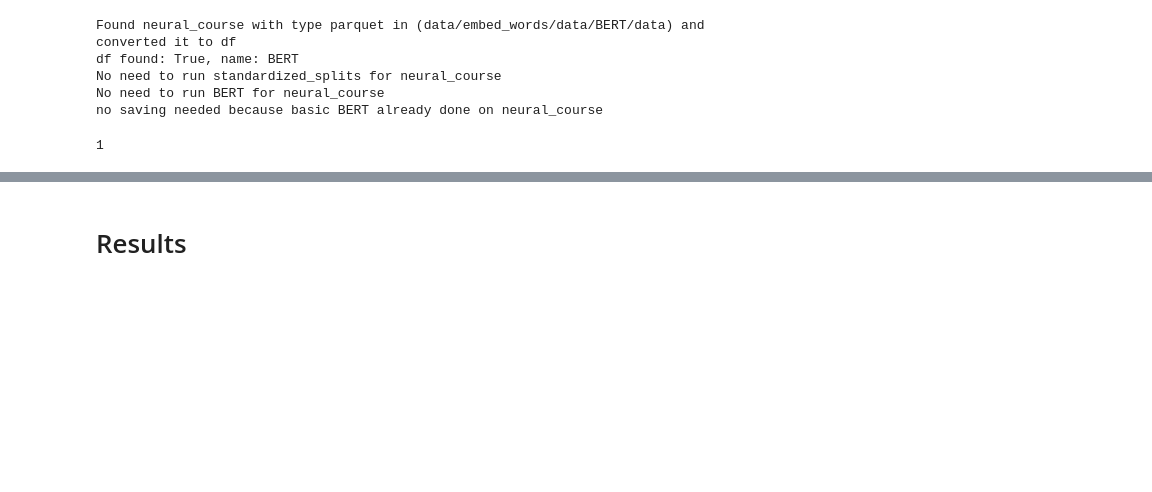
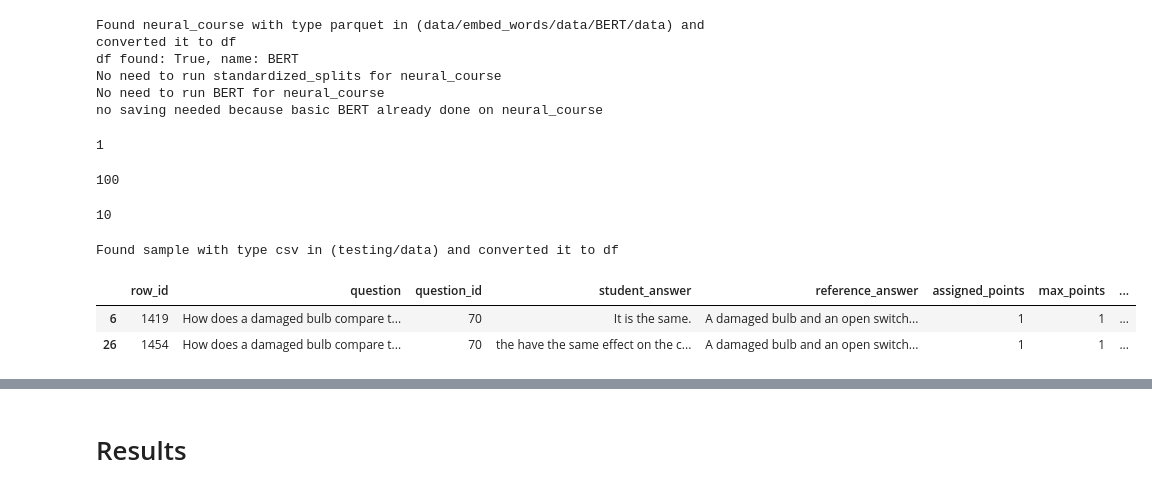
Before and after one commit to OlafVrijmoet/Thesis, a Jupyter notebook: for_testing.ipynb, the cells around one changed output, grey strips where cells are left out. Saved outputs shown, nothing was run; the diff lists cells and outputs as text; code cells hidden in the pictures; blank space fills up the shorter version.

```diff
--- a/for_testing.ipynb
+++ b/for_testing.ipynb
@@ -172,0 +179,4 @@ from scipy.spatial.distance import cosine
+# %%
+sample.shape[0]
+# %% [output]
+100
@@ -172,0 +191,4 @@ from scipy.spatial.distance import cosine
+# %%
+validation.iloc[0:].shape[0]
+# %% [output]
+10
@@ -172,0 +203,19 @@ from scipy.spatial.distance import cosine
+# %%
+from performance_tracking.classes.Dataset_api import Dataset_api
+
+dataset = Dataset_api(
+    dir="testing/data",
+    file_name="sample",
+    seed=42,
+    shots=3 # DO NOT CHANGE UNTILL FINISHED WITH RUN THROUGH ALL DATASETS!
+)
+
+dataset.split_datasets()
+# %% [output]
+Found sample with type csv in (testing/data) and converted it to df
+# %%
+dataset["train"].query("question_id == 70")
+# %% [output]
+|  | row_id | question | question_id | student_answer | reference_answer | assigned_points | max_points | ... |
+| 6 | 1419 | How does a damaged bulb compare t... | 70 | It is the same. | A damaged bulb and an open switch... | 1 | 1 | ... |
+| 26 | 1454 | How does a damaged bulb compare t... | 70 | the have the same effect on the c... | A damaged bulb and an open switch... | 1 | 1 | ... |
```
Also changed, not shown: parts of 4 cells of this notebook, 5 other files.
